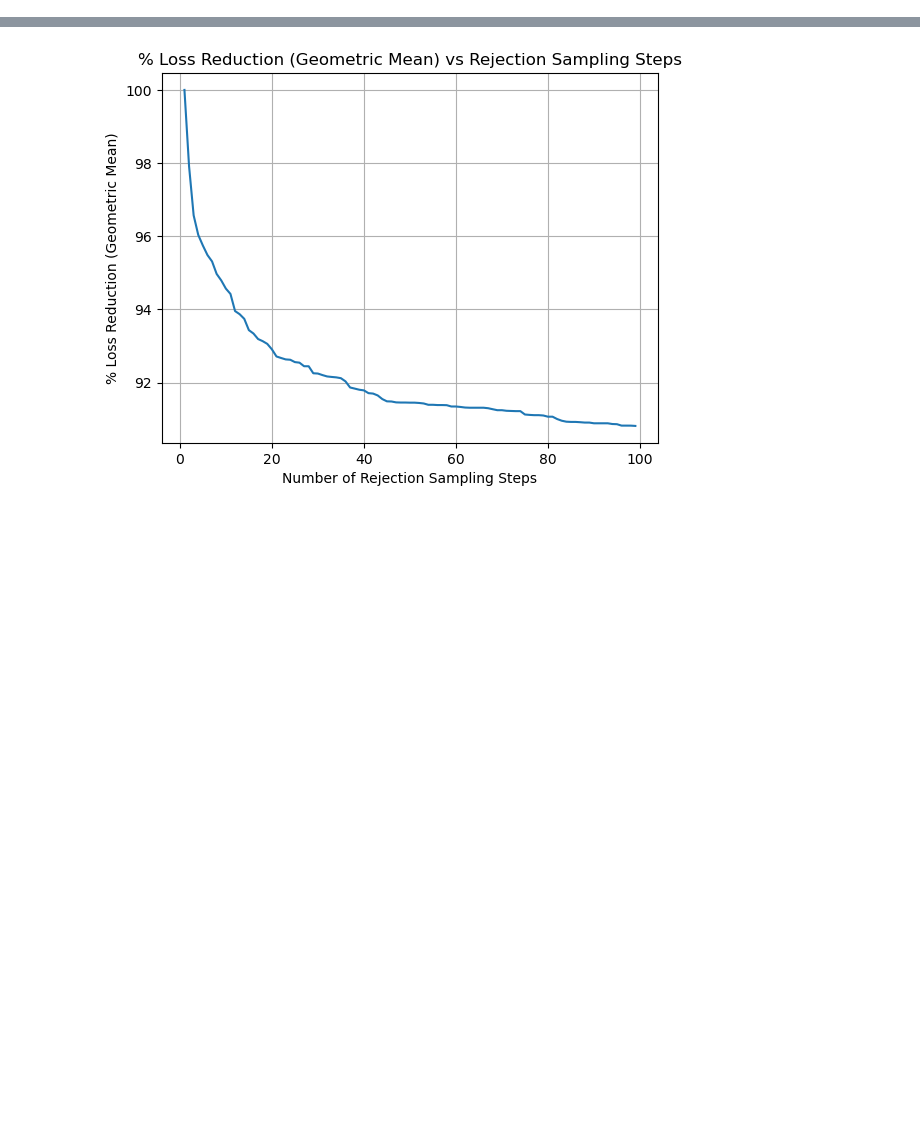
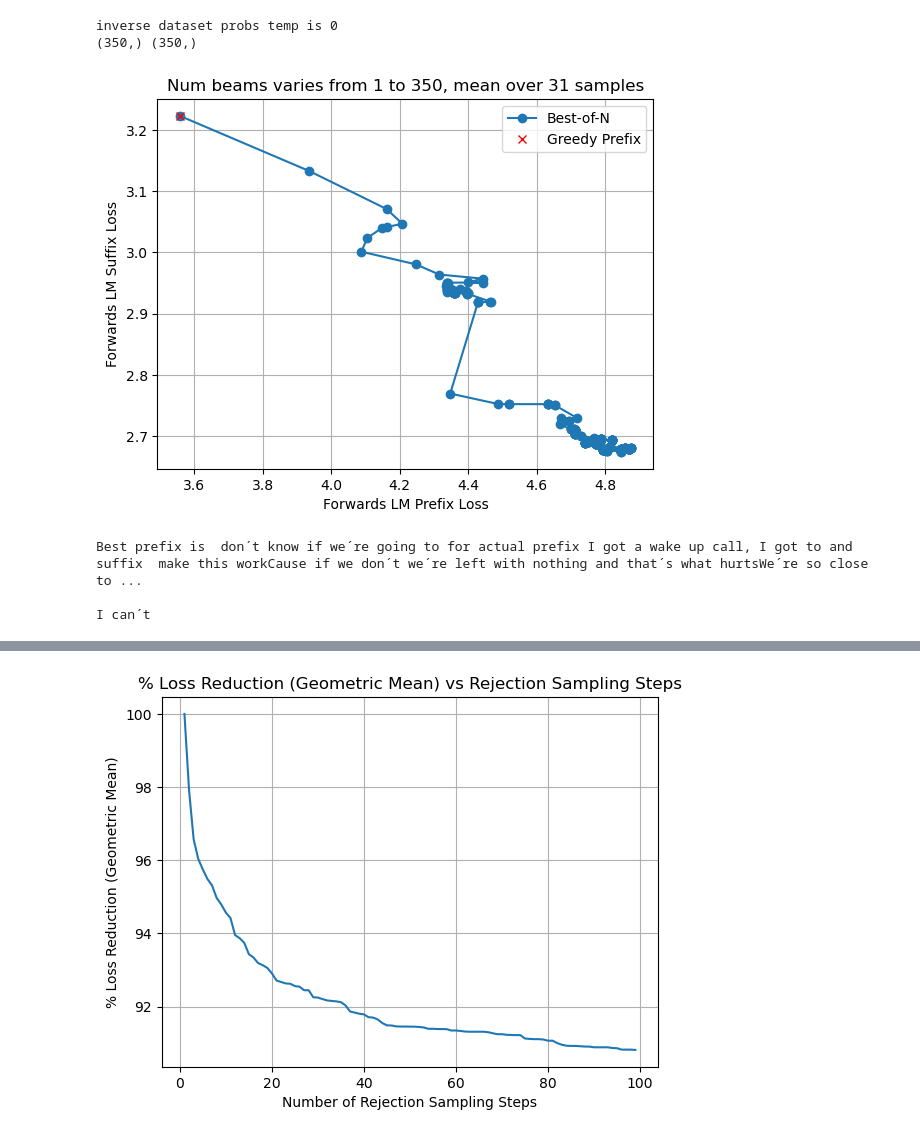
Before and after one commit to abhay-sheshadri/reverse-dynamics-nlp, a Jupyter notebook: jupyworkshop.ipynb, the cells around one changed output, grey strips where cells are left out. Saved outputs shown, nothing was run; the diff lists cells and outputs as text; code cells hidden in the pictures; blank space fills up the shorter version.

```diff
--- a/jupyworkshop.ipynb
+++ b/jupyworkshop.ipynb
@@ -274,0 +847,53 @@ Best loss is 2.7017696022987367
+# %%
+#Transfer eval RLM Nanda
+len_prefix = 10 # 2 for shorttest, 5 for long, 10 for nanda default
+len_suffix =  40 # 10 for shorttest? 21 for long, 40 for nanda default
+eval_size = 100
+beam_size = 350 #note 500 is ~all that can fit on an rtx8000 (tho this might be confouded with llama loaded?) Also probably ~350 is the same as GCG current setting runtime on nanda
+normalizer_temp = 0
+p_matrix = inverse_dataset_probabilities
+
+dataset_gold_loss = []
+all_losses, all_naturals = [], []
+base_losses, base_naturals = [], []
+found_prefixes = []
+normalizer = p_matrix**normalizer_temp #inverse_dataset_probabilities
+
+for p,pair in enumerate(tqdm(nanda_list[:eval_size])):
+    prefix_tokens = tokenizer.encode(pair[0])
+    suffix_tokens = tokenizer.encode(pair[1])
+    if len(prefix_tokens)<len_prefix or len(suffix_tokens)<len_suffix: continue
+    prefix_loss,suffix_loss = forward_loss(model, pair, tokenizer)
+    base_losses.append(suffix_loss.item())
+    base_naturals.append(prefix_loss.item())
+    # if suffix_loss>2.1: continue #this is around 10th percentile of losses for 170m
+    prefix, suffix = pair
+    prefix_tokens = tokenizer.encode(prefix)
+    all_losses.append([])
+    all_naturals.append([])
+    base_losses.append(prefix_loss.item())
+
+    prefix_list = reverse_normalized_beam_generate(bwd_model, tokenizer, suffix, len_prefix, beam_size=beam_size, normalizer=normalizer,)  #reverse_fwd_beam_generate(bwd_model, model, tokenizer, suffix, len_prefix, beam_size=beam_size, normalizer=normalizer,)
+    pairs_batch = torch.stack(prefix_list)
+    pairs_batch = torch.cat((pairs_batch, torch.tensor([suffix_tokens]*len(prefix_list))), dim=1)
+
+    # Call the batched loss function
+    predicted_prefix_loss_batch, predicted_suffix_loss_batch = forward_loss_batch(model, pairs_batch, tokenizer, prefix_len=len_prefix,)
+    best_prefix = prefix_list[torch.argmin(predicted_suffix_loss_batch)]
+    found_prefixes.append((p,tokenizer.decode(best_prefix)))
+    all_losses[-1].extend(predicted_suffix_loss_batch.cpu().tolist())
+    all_naturals[-1].extend(predicted_prefix_loss_batch.cpu().tolist())
+    dataset_gold_loss.append(suffix_loss.item())
+
+plot_beams(all_losses, all_naturals, beam_size, normalizer_temp,)#np.mean(base_naturals), np.mean(base_losses))
+print(f'Best prefix is {tokenizer.decode(prefix_list[0])} for actual prefix {prefix} and suffix {suffix}')
+    # print(f'True prefix is:\n{prefix} \n\nPredicted prefix:\n{predicted_prefix}\nfor suffix:\n {suffix}')
+    # print(f'Loss for suffix given predicted prefix is {predicted_suffix_loss.item()} \n Suffix loss for true prefix is {suffix_loss.item()}')
+    # print(f'NLL on predicted prefix is {predicted_prefix_loss.item()} \n NLL on true prefix is {prefix_loss.item()}')
+# %% [output]
+inverse dataset probs temp is 0
+(350,) (350,)
+[figure, added]
+Best prefix is  don´t know if we´re going to for actual prefix I got a wake up call, I got to and suffix  make this workCause if we don´t we´re left with nothing and that´s what hurtsWe´re so close to ...
+
+I can´t
```
Also changed, not shown: parts of 47 cells of this notebook, 4 other files.
